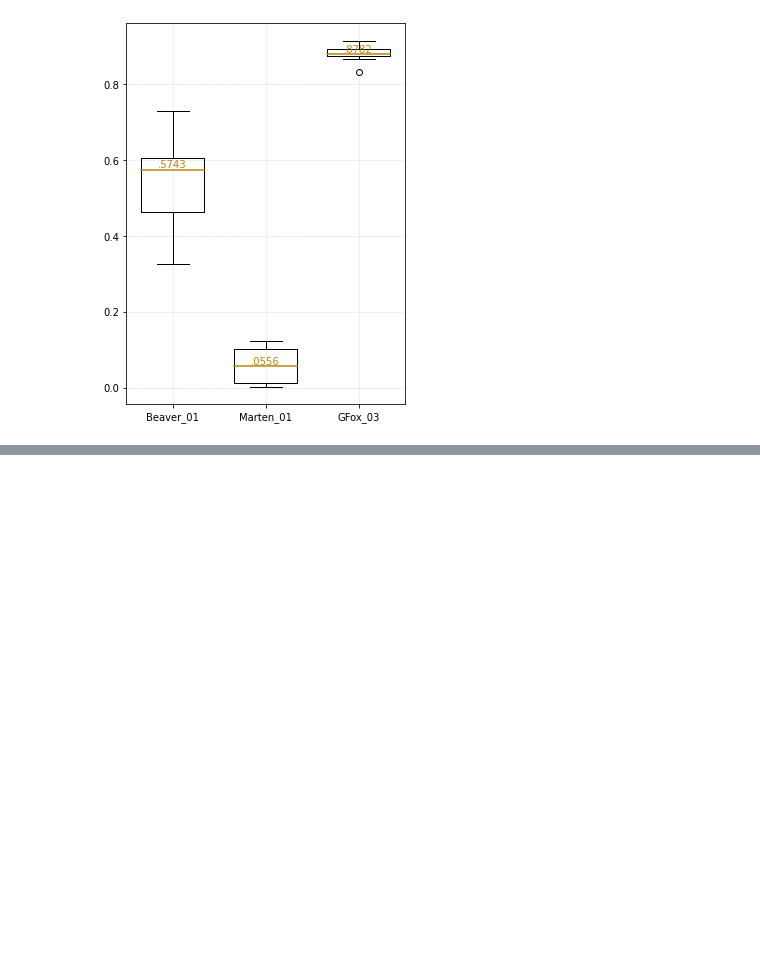
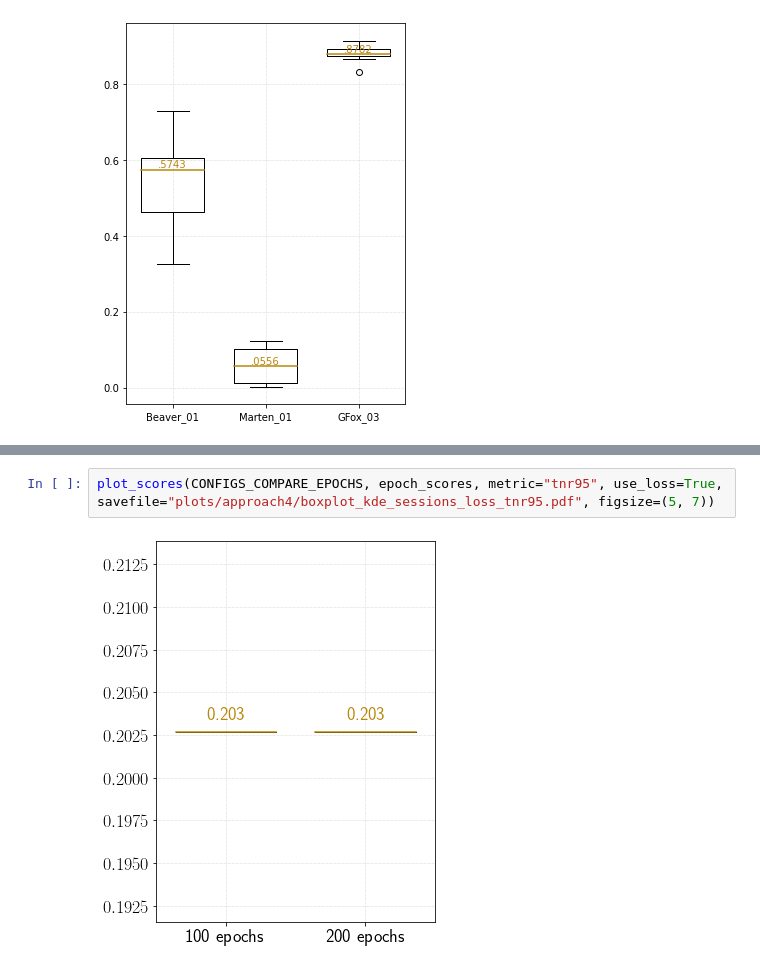
Before and after one commit to kleincode/camera-trap-anomaly-detection, a Jupyter notebook: approach4_boxplot.ipynb, the cells around one changed output, grey strips where cells are left out. Drawn from its saved outputs; the diff is of its cells as text; blank space fills up the shorter version.

```diff
--- a/approach4_boxplot.ipynb
+++ b/approach4_boxplot.ipynb
@@ -351,0 +386,4 @@ plot_scores(CONFIGS_COMPARE_SESSIONS, compare_sessions_scores, metric="tnr95", s
+# %%
+plot_scores(CONFIGS_COMPARE_EPOCHS, epoch_scores, metric="tnr95", use_loss=True, savefile="plots/approach4/boxplot_kde_sessions_loss_tnr95.pdf", figsize=(5, 7))
+# %% [output]
+[figure, added]
```
Also changed, not shown: parts of 7 cells of this notebook, 22 other files.
